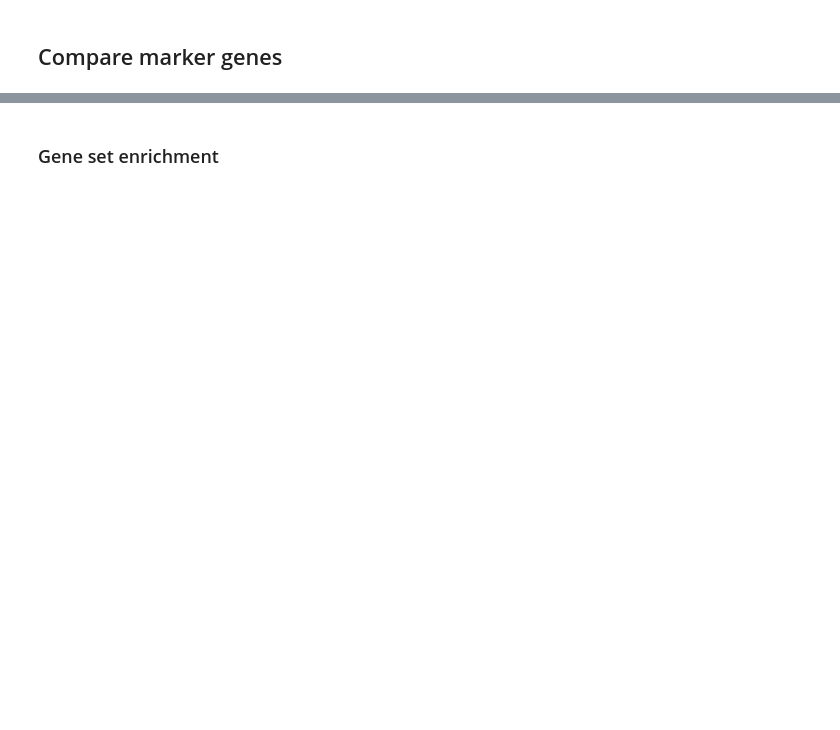
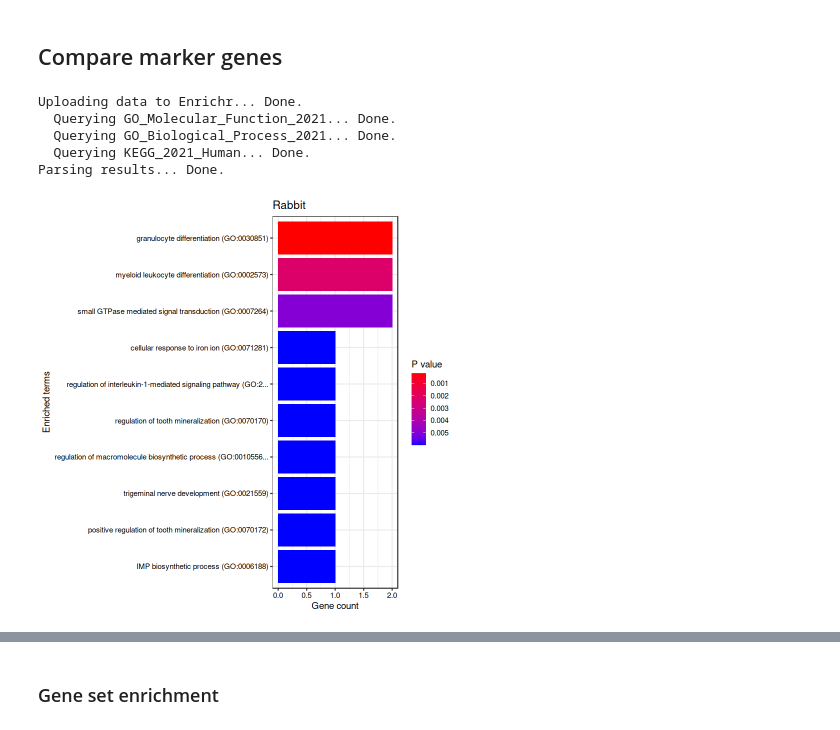
Before and after one commit to MarioniLab/RabbitGastrulation2022, a Jupyter notebook: notebooks/compare_genes.ipynb, the cells around one changed output, grey strips where cells are left out. Cells and saved outputs as stored; diff of their text form; code cells hidden in the pictures; blank space fills up the shorter version.

```diff
--- a/notebooks/compare_genes.ipynb
+++ b/notebooks/compare_genes.ipynb
@@ -17,4 +135,21 @@ rm_one2one <- read.table("../data-in/orthologs.tsv",sep="\t")
-# %%
-# Load precomputed markers
-r_markers <- readRDS("../data-out/compare_genes/r_markers.rds")
-m_markers <- readRDS("../data-out/compare_genes/m_markers.rds")
+# %%
+# Downsample so similar number of each cell type
+r_ds <- vector()
+m_ds <- vector()
+
+for (celltype in ctype_shared) {
+    r_cells <- colnames(r_data[,r_data$celltype==celltype])
+    r_ncells <- length(r_cells)
+
+    m_cells <-  colnames(m_data[,m_data$celltype==celltype])
+    m_ncells <- length(m_cells)
+
+    m_sample <- sample(m_cells,min(r_ncells,m_ncells))
+    m_ds <- c(m_ds, m_sample)
+
+    r_sample <- sample(r_cells,min(r_ncells,m_ncells))
+    r_ds <- c(r_ds, r_sample)
+}
+# %%
+r_sub <- r_data[,r_ds]
+m_sub <- m_data[,m_ds]
@@ -20,0 +158,5 @@ m_markers <- readRDS("../data-out/compare_genes/m_markers.rds")
+# %%
+# Get rabbit cell type markers
+#rownames(r_sub) <- r_genes$gene_name #temp
+r_markers.up <- scran::findMarkers(r_sub, groups=r_sub$celltype, pval.type="all",direction="up")
+head(r_markers.up$`PGC`[,1:4],10)
@@ -21,2 +203,15 @@ m_markers <- readRDS("../data-out/compare_genes/m_markers.rds")
 # %% [markdown]
 ## Compare marker genes
+# %%
+gene_lists = c("GO_Molecular_Function_2021","GO_Biological_Process_2021","KEGG_2021_Human")
+
+enriched <- enrichr(rownames(r_markers$`Syncytiotrophoblast`)[1:20], gene_lists)
+plotEnrich(enriched[[2]], showTerms = 10, numChar = 60, y = "Count",
+                     orderBy = "P.value",title="Rabbit")
+# %% [output]
+Uploading data to Enrichr... Done.
+  Querying GO_Molecular_Function_2021... Done.
+  Querying GO_Biological_Process_2021... Done.
+  Querying KEGG_2021_Human... Done.
+Parsing results... Done.
+[figure, added]
```
Also changed, not shown: parts of 46 cells of this notebook.
